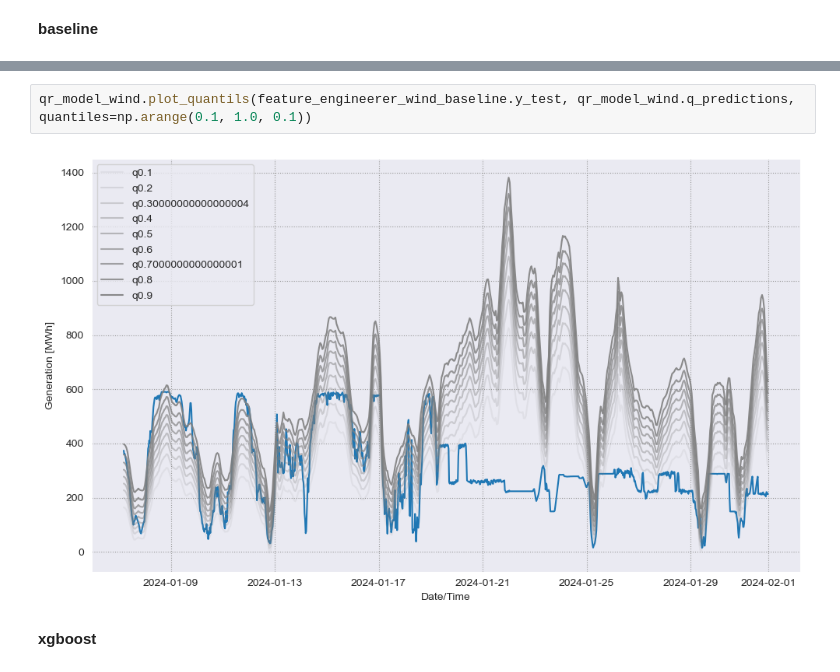
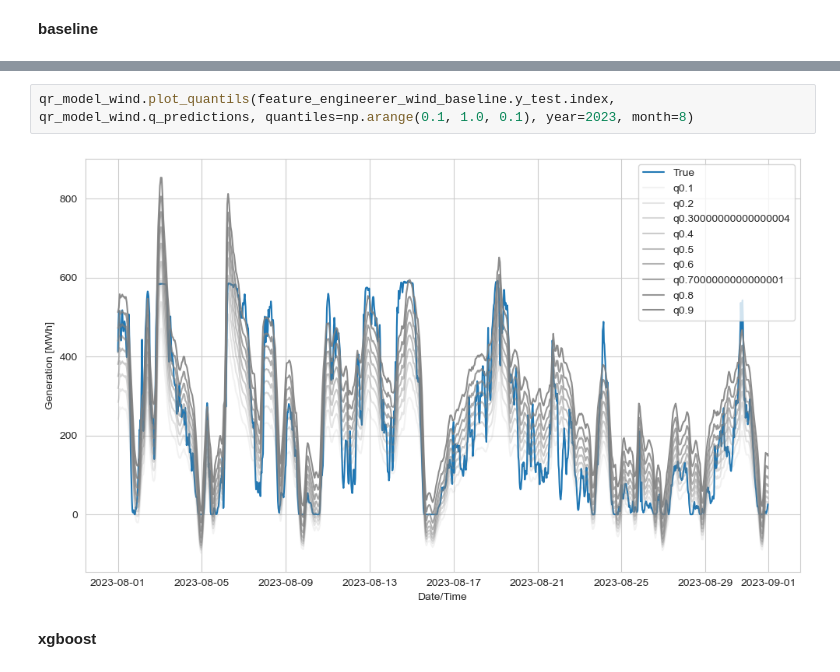
Before and after one commit to av1c3nna/awp2, a Jupyter notebook: code/model_training.ipynb, the cells around one changed output, grey strips where cells are left out. Saved outputs shown, nothing was run; the diff lists cells and outputs as text.

```diff
--- a/code/model_training.ipynb
+++ b/code/model_training.ipynb
@@ -65,7 +65,7 @@ Quantile Regressor Pinball Score: 53.05759799487131
 # %%
-qr_model_wind.plot_quantils(feature_engineerer_wind_baseline.y_test, qr_model_wind.q_predictions, quantiles=np.arange(0.1, 1.0, 0.1))
+qr_model_wind.plot_quantils(feature_engineerer_wind_baseline.y_test.index, qr_model_wind.q_predictions, quantiles=np.arange(0.1, 1.0, 0.1), year=2023, month=8)
 # %% [output]
-[figure, old version]
+[figure, new version]
 # %% [markdown]
 __xgboost__
 # %%
```
Also changed, not shown: parts of 16 cells of this notebook, 2 other files.
